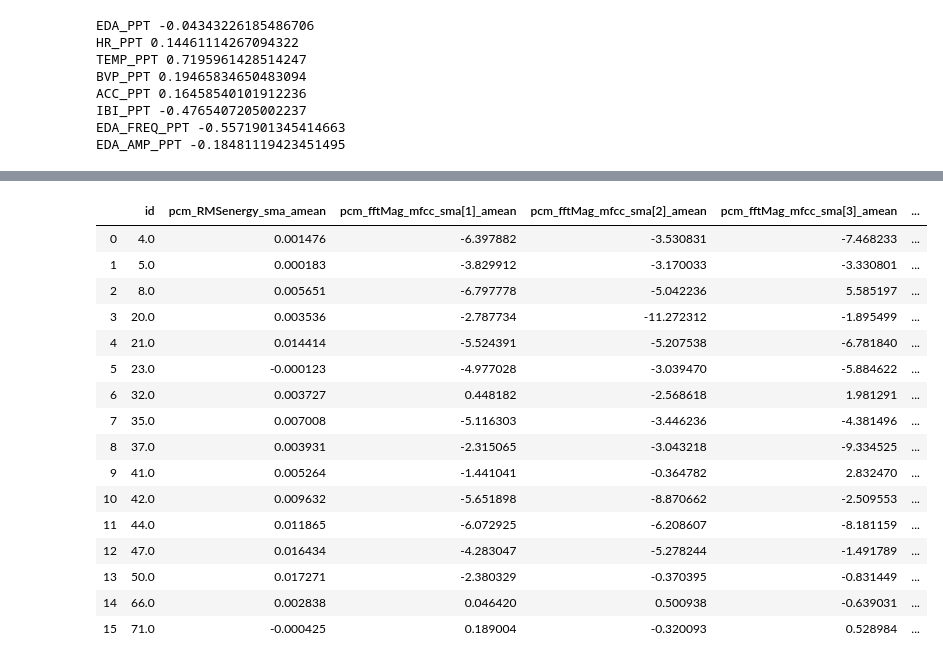
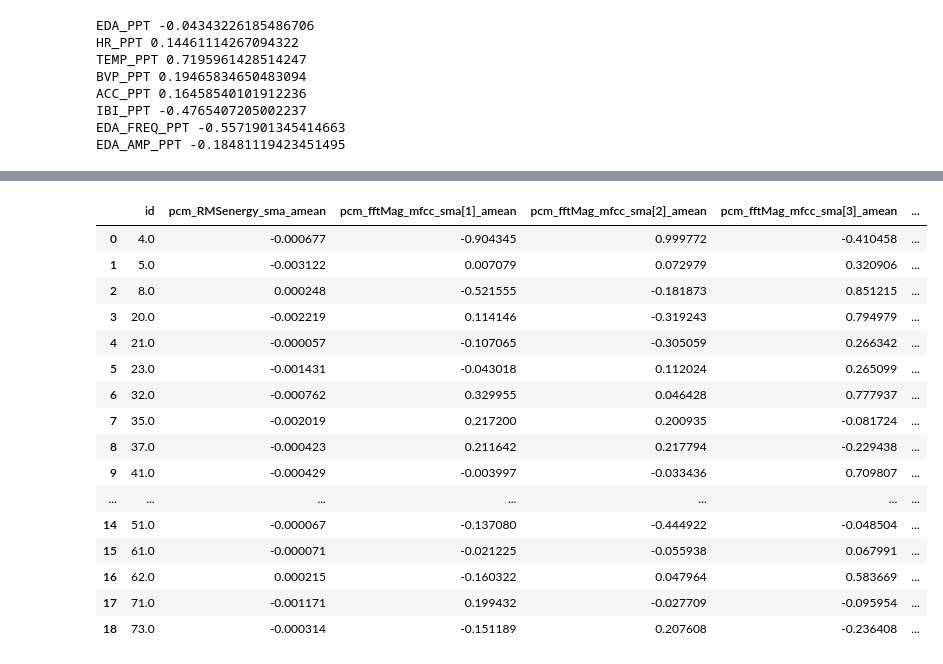
Before and after one commit to mx60s/HUBBS-Lab, a Jupyter notebook: LinReg for BFNE.ipynb, the cells around one changed output, grey strips where cells are left out. Cells and saved outputs as stored; diff of their text form; code cells hidden in the pictures.

```diff
--- a/LinReg for BFNE.ipynb
+++ b/LinReg for BFNE.ipynb
@@ -3,7 +3,8 @@ import pandas as pd
 import numpy as np
 import math
 
-DATA_PATH = "/Users/mvonebers/HUBBS-Lab/data/"
+#DATA_PATH = "/Users/mvonebers/HUBBS-Lab/data/"
+DATA_PATH = "/home/maggie/HUBBS-Lab/data/"
 
 e4_data = pd.read_excel(DATA_PATH + "E4_TEST.xlsx")
 
@@ -587,47 +594,48 @@ combined.tail(50)
 # %%
 # Collect slopes
-combined_slopes = pd.DataFrame(np.zeros((combined.shape[0], combined.shape[1])), columns=combined.columns)
+audio_slopes = pd.DataFrame(np.zeros((audio_data.shape[0], audio_data.shape[1])), columns=audio_data.columns)
 
-first = [0] * combined.shape[1]
-for i in range(combined.shape[0]):
-    if combined.iloc[i, 1] == 1:
-        for j in range(2,34):
-            first[j - 2] = combined.iloc[i, j]
-    elif combined.iloc[i, 1] == 8:
-        for j in range(2,34):
+first = [0] * audio_data.shape[1]
+for i in range(audio_data.shape[0]):
+    if audio_data.iloc[i, 1] == 1:
+        for j in range(1,audio_data.shape[1]):
+            first[j] = audio_data.iloc[i, j]
+    elif audio_data.iloc[i, 1] == 8:
+        for j in range(1,audio_data.shape[1]):
             #print(i, j)
-            combined_slopes.iloc[i, 0] = combined.iloc[i, 0] # copy ID over
-            for k in range(33, 42):
-                #print(k)
-                combined_slopes.iloc[i, k] = combined.iloc[i, k]
-            #if not math.isnan(combined.iloc[i, j]) and not math.isnan(first[j - 2]):
-                #print(combined.columns[j], combined.iloc[i,j], '-', first[j - 2])
-            combined_slopes.iloc[i,j] = combined.iloc[i, j] - first[j - 2] / 8
-            #else:
-             #   combined_slopes.iloc[i, j] = 0
+            audio_slopes.iloc[i, 0] = audio_data.iloc[i, 0] # copy ID over
+            if not math.isnan(audio_data.iloc[i, j]) and not math.isnan(first[j]):
+                audio_slopes.iloc[i,j] = (audio_data.iloc[i, j] - first[j]) / 8
+            else:
+                audio_slopes.iloc[i, j] = 0
 
-index_names = combined_slopes[combined_slopes['id'] == 0 ].index
-combined_slopes.drop(index_names, inplace=True)
-combined_slopes = combined_slopes.drop(["trial"], axis=1)
+index_names = audio_slopes[audio_slopes['id'] == 0 ].index
+audio_slopes.drop(index_names, inplace=True)
+audio_slopes = audio_slopes.drop(["trial"], axis=1)
 
-combined_slopes.replace(0, np.NaN, inplace=True)
+audio_slopes.replace(0, np.NaN, inplace=True)
 
-combined_slopes
+slopes = slopes[slopes.id != 66.0]
+
+all_slopes = audio_slopes.merge(slopes, how='right', on='id')
+
+
+all_slopes
 # %% [output]
 |  | id | pcm_RMSenergy_sma_amean | pcm_fftMag_mfcc_sma[1]_amean | pcm_fftMag_mfcc_sma[2]_amean | pcm_fftMag_mfcc_sma[3]_amean | ... |
-| 0 | 4.0 | 0.001476 | -6.397882 | -3.530831 | -7.468233 | ... |
-| 1 | 5.0 | 0.000183 | -3.829912 | -3.170033 | -3.330801 | ... |
-| 2 | 8.0 | 0.005651 | -6.797778 | -5.042236 | 5.585197 | ... |
-| 3 | 20.0 | 0.003536 | -2.787734 | -11.272312 | -1.895499 | ... |
-| 4 | 21.0 | 0.014414 | -5.524391 | -5.207538 | -6.781840 | ... |
-| 5 | 23.0 | -0.000123 | -4.977028 | -3.039470 | -5.884622 | ... |
-| 6 | 32.0 | 0.003727 | 0.448182 | -2.568618 | 1.981291 | ... |
-| 7 | 35.0 | 0.007008 | -5.116303 | -3.446236 | -4.381496 | ... |
-| 8 | 37.0 | 0.003931 | -2.315065 | -3.043218 | -9.334525 | ... |
-| 9 | 41.0 | 0.005264 | -1.441041 | -0.364782 | 2.832470 | ... |
-| 10 | 42.0 | 0.009632 | -5.651898 | -8.870662 | -2.509553 | ... |
-| 11 | 44.0 | 0.011865 | -6.072925 | -6.208607 | -8.181159 | ... |
-| 12 | 47.0 | 0.016434 | -4.283047 | -5.278244 | -1.491789 | ... |
-| 13 | 50.0 | 0.017271 | -2.380329 | -0.370395 | -0.831449 | ... |
-| 14 | 66.0 | 0.002838 | 0.046420 | 0.500938 | -0.639031 | ... |
-| 15 | 71.0 | -0.000425 | 0.189004 | -0.320093 | 0.528984 | ... |
+| 0 | 4.0 | -0.000677 | -0.904345 | 0.999772 | -0.410458 | ... |
+| 1 | 5.0 | -0.003122 | 0.007079 | 0.072979 | 0.320906 | ... |
+| 2 | 8.0 | 0.000248 | -0.521555 | -0.181873 | 0.851215 | ... |
+| 3 | 20.0 | -0.002219 | 0.114146 | -0.319243 | 0.794979 | ... |
+| 4 | 21.0 | -0.000057 | -0.107065 | -0.305059 | 0.266342 | ... |
+| 5 | 23.0 | -0.001431 | -0.043018 | 0.112024 | 0.265099 | ... |
+| 6 | 32.0 | -0.000762 | 0.329955 | 0.046428 | 0.777937 | ... |
+| 7 | 35.0 | -0.002019 | 0.217200 | 0.200935 | -0.081724 | ... |
+| 8 | 37.0 | -0.000423 | 0.211642 | 0.217794 | -0.229438 | ... |
+| 9 | 41.0 | -0.000429 | -0.003997 | -0.033436 | 0.709807 | ... |
+| ... | ... | ... | ... | ... | ... | ... |
+| 14 | 51.0 | -0.000067 | -0.137080 | -0.444922 | -0.048504 | ... |
+| 15 | 61.0 | -0.000071 | -0.021225 | -0.055938 | 0.067991 | ... |
+| 16 | 62.0 | 0.000215 | -0.160322 | 0.047964 | 0.583669 | ... |
+| 17 | 71.0 | -0.001171 | 0.199432 | -0.027709 | -0.095954 | ... |
+| 18 | 73.0 | -0.000314 | -0.151189 | 0.207608 | -0.236408 | ... |
```
Also changed, not shown: parts of 8 cells of this notebook.
